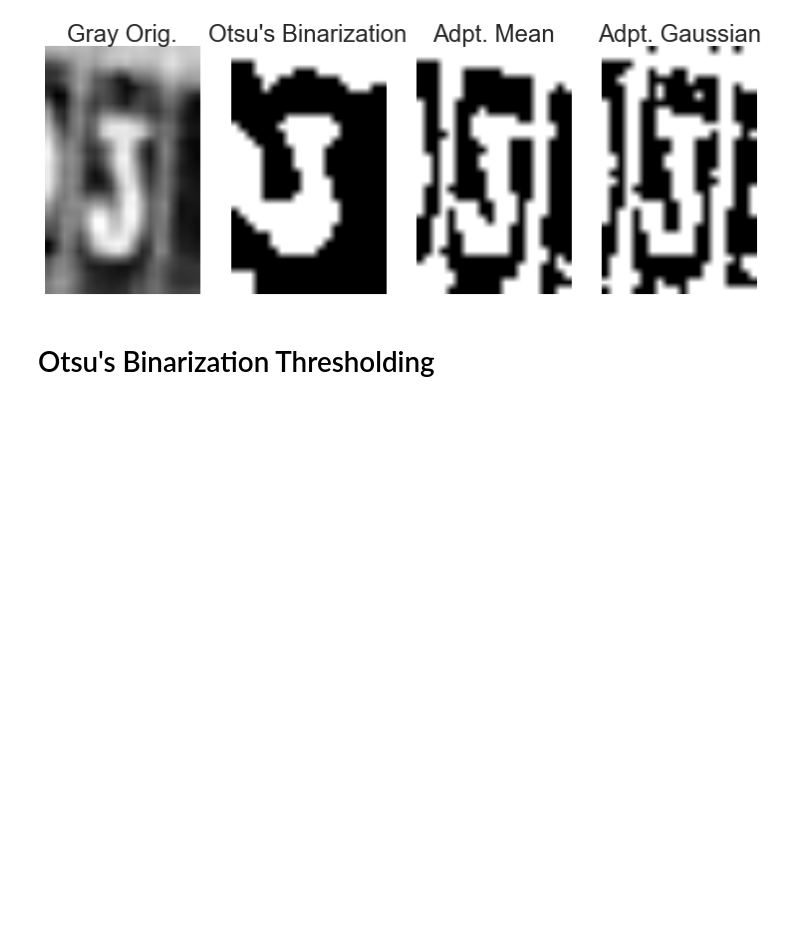
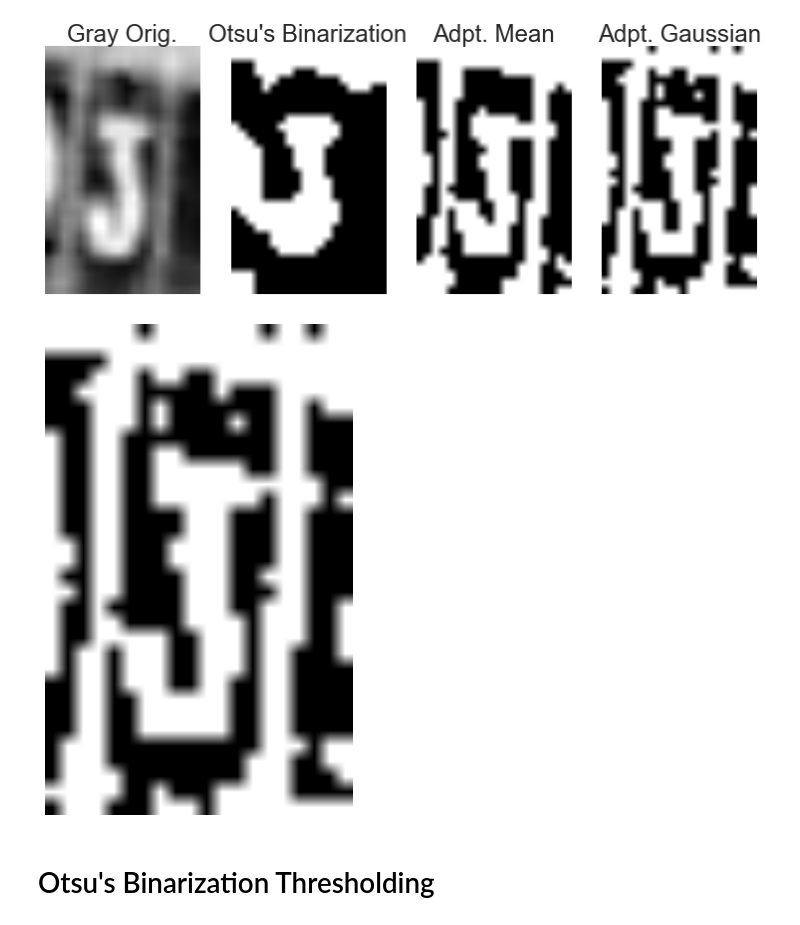
Before and after one commit to bryantbiggs/mcnulty-03, a Jupyter notebook: preprocess.ipynb, the cells around one changed output. Saved outputs shown, nothing was run; the diff lists cells and outputs as text; code cells hidden in the pictures; blank space fills up the shorter version.

```diff
--- a/preprocess.ipynb
+++ b/preprocess.ipynb
@@ -264,6 +264,13 @@ for i in range(4):
 plt.show()
 # %% [output]
 [figure]
+# %%
+plt.imshow(th3,'gray')
+plt.axis('off')
+plt.xticks([]),plt.yticks([])
+plt.savefig('imgs/agt_7.png', bbox_inches='tight')
+# %% [output]
+[figure, added]
 # %% [markdown]
 # Otsu's Binarization Thresholding
 # %%
```
Also changed, not shown: parts of 1 cell of this notebook, 1 other file.
